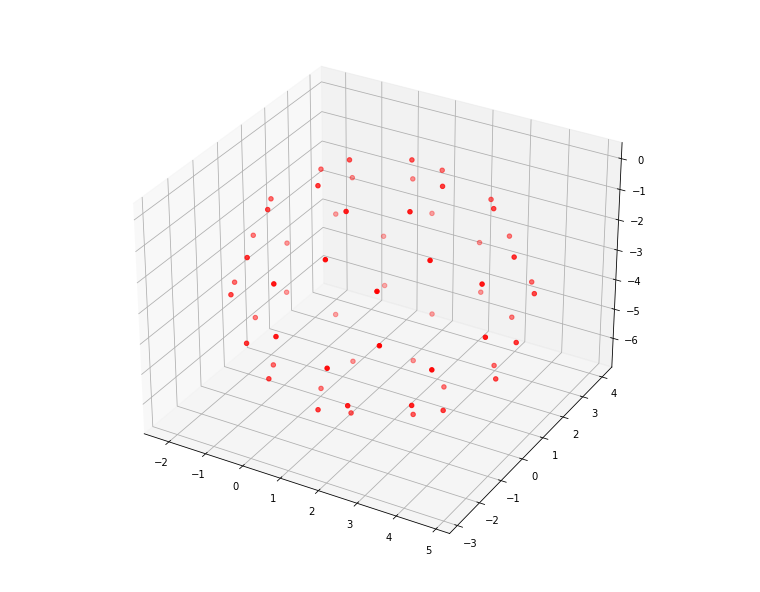
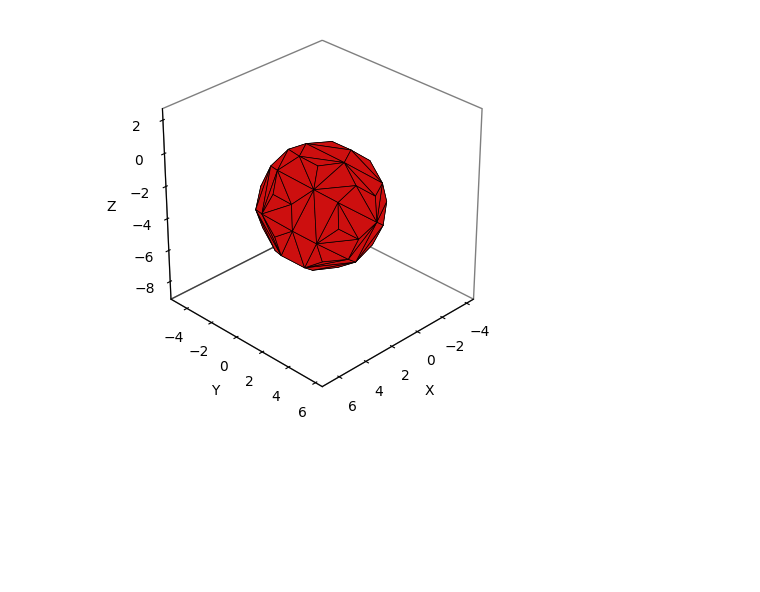
Before and after one commit to gabrielxvr/Thomson_molecules, a Jupyter notebook: thomson_molecules_huckel_method.ipynb, the cells around one changed output. Drawn from its saved outputs; the diff is of its cells as text; code cells hidden in the pictures; blank space fills up the shorter version.

```diff
--- a/thomson_molecules_huckel_method.ipynb
+++ b/thomson_molecules_huckel_method.ipynb
@@ -59,17 +77,2 @@ plt.show()
-# %%
-fig = plt.figure(figsize = (10,10))
-ax = plt.axes(projection='3d')
-ax.grid()
-lx = []
-ly = []
-lz = []
-for i in range(0, len(VP)):
-    lx.append(VP[i][0])
-    ly.append(VP[i][1])
-    lz.append(VP[i][2])
-
-ax.scatter(lx, ly, lz, c = 'r')
-
-plt.show()
-# %% [output]
-[figure, removed]
+# %%
+solid_3d = txt_to_stl(VP)
@@ -75,0 +81,5 @@ plt.show()
+# %%
+create_image(solid_3d, fcolor='#CD0F0F')
+plt.show()
+# %% [output]
+[figure, added]
```
Also changed, not shown: parts of 7 cells of this notebook, 37 other files.
